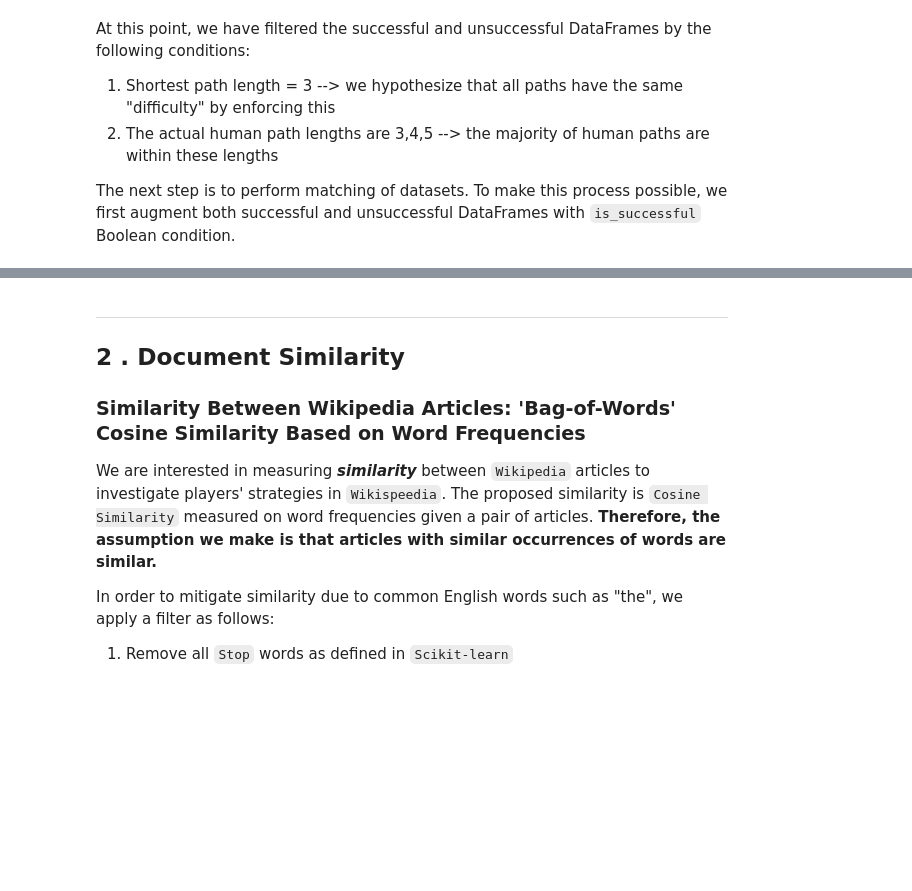
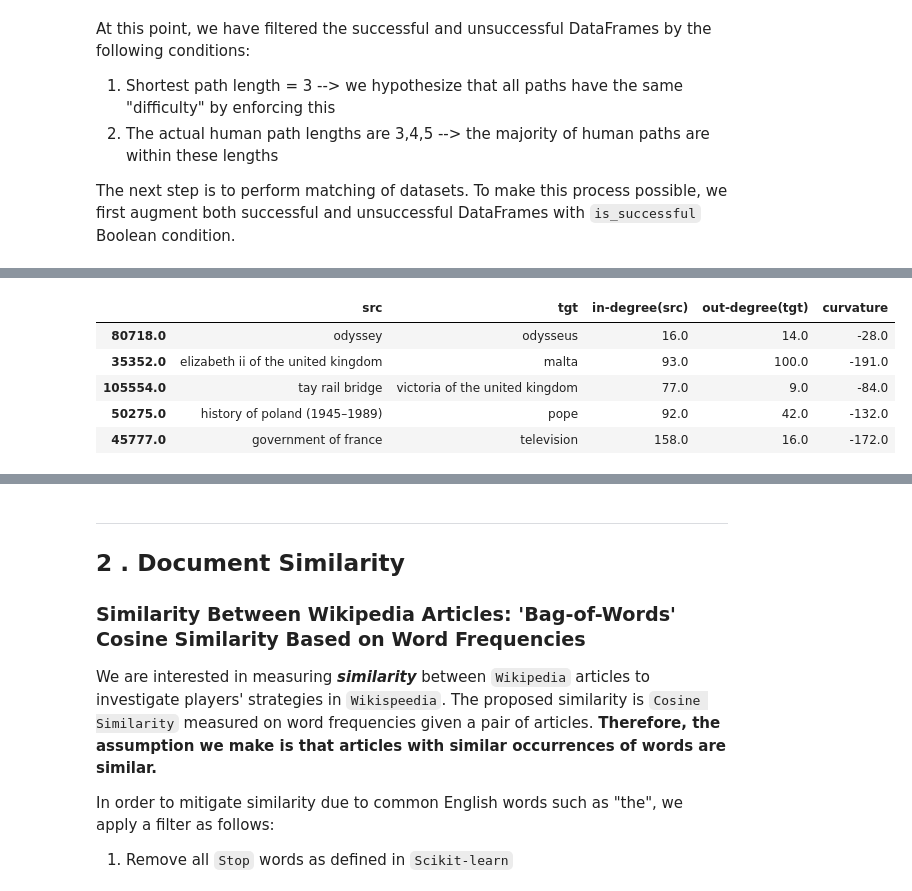
Before and after one commit to epfl-ada/ada-2022-project-theadalyzers, a Jupyter notebook: Dataset-Processing.ipynb, the cells around one changed output, grey strips where cells are left out. Saved outputs shown, nothing was run; the diff lists cells and outputs as text; code cells hidden in the pictures; blank space fills up the shorter version.

```diff
--- a/Dataset-Processing.ipynb
+++ b/Dataset-Processing.ipynb
@@ -302,0 +437,31 @@ final_df.to_csv('final_df.csv')
+# %%
+# Let's calculate curvature for each edge in the graph
+
+# get in-degree(`in`) and out-degree(`out`)
+curv_edge = (
+    df_links
+    .merge(
+        (degree_connect[["in"]]
+         .rename(columns={"in":"in-degree(src)"})),
+        left_on="tgt",
+        right_index=True,
+        how="outer")
+    .merge(
+        (degree_connect[["out"]]
+         .rename(columns={"out":"out-degree(tgt)"})),
+        left_on="src",
+        right_index=True,
+        how="outer")
+)
+
+# Calculate curvature
+curv_edge["curvature"] = 2 - curv_edge["in-degree(src)"] - curv_edge["out-degree(tgt)"]
+
+curv_edge.sample(5)
+# %% [output]
+|  | src | tgt | in-degree(src) | out-degree(tgt) | curvature |
+| 80718.0 | odyssey | odysseus | 16.0 | 14.0 | -28.0 |
+| 35352.0 | elizabeth ii of the united kingdom | malta | 93.0 | 100.0 | -191.0 |
+| 105554.0 | tay rail bridge | victoria of the united kingdom | 77.0 | 9.0 | -84.0 |
+| 50275.0 | history of poland (1945–1989) | pope | 92.0 | 42.0 | -132.0 |
+| 45777.0 | government of france | television | 158.0 | 16.0 | -172.0 |
```
Also changed, not shown: parts of 8 cells of this notebook, 2 other files.
